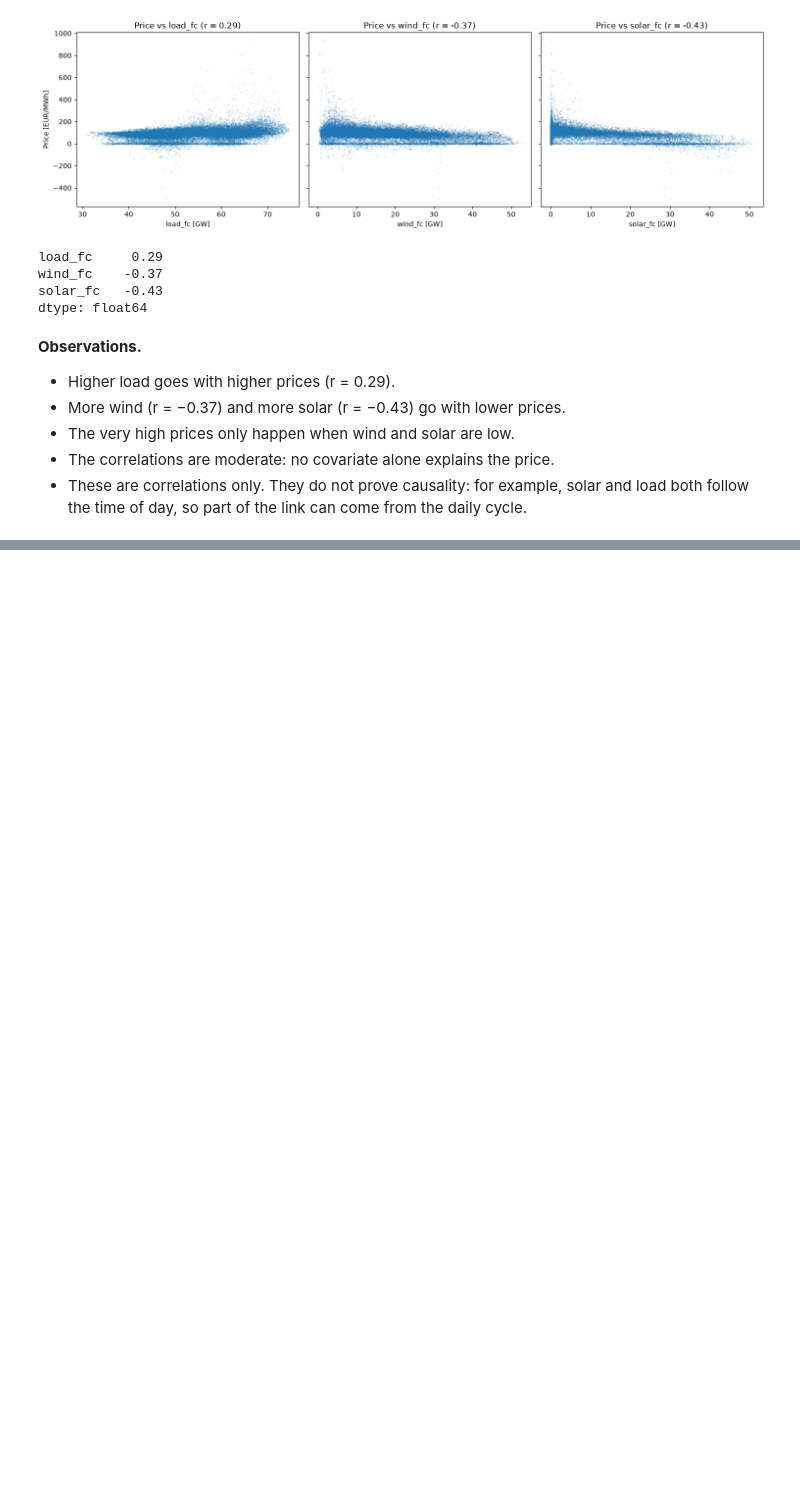
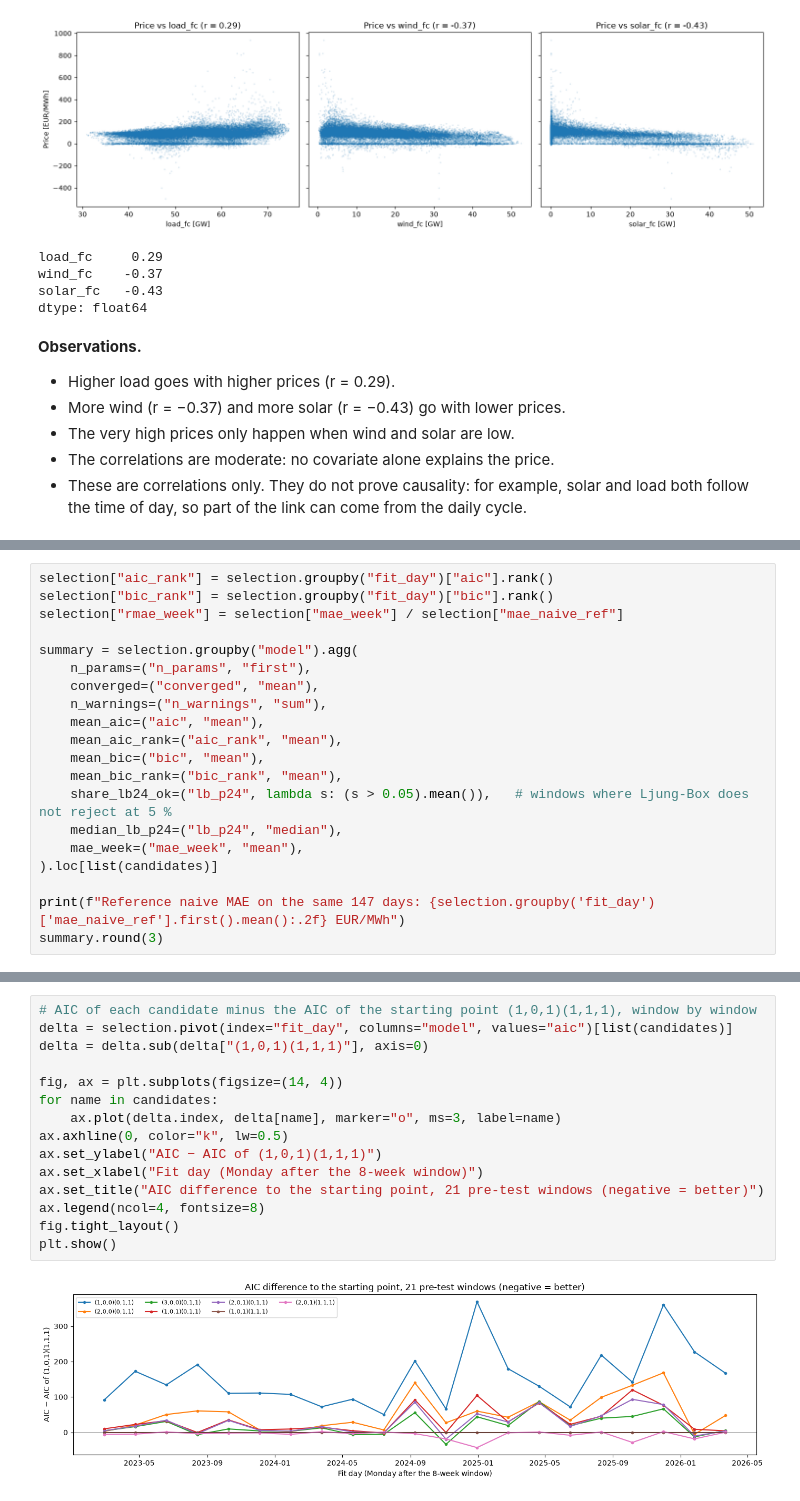
Before and after one commit to aladinsn/electricity-price-forecasting, a Jupyter notebook: notebooks/02_exploration.ipynb, the cells around one changed output, grey strips where cells are left out. Drawn from its saved outputs; the diff is of its cells as text; blank space fills up the shorter version.

```diff
--- a/notebooks/02_exploration.ipynb
+++ b/notebooks/02_exploration.ipynb
@@ -264,0 +435,20 @@ dtype: float64
+# %%
+selection["aic_rank"] = selection.groupby("fit_day")["aic"].rank()
+selection["bic_rank"] = selection.groupby("fit_day")["bic"].rank()
+selection["rmae_week"] = selection["mae_week"] / selection["mae_naive_ref"]
+
+summary = selection.groupby("model").agg(
+    n_params=("n_params", "first"),
+    converged=("converged", "mean"),
+    n_warnings=("n_warnings", "sum"),
+    mean_aic=("aic", "mean"),
+    mean_aic_rank=("aic_rank", "mean"),
+    mean_bic=("bic", "mean"),
+    mean_bic_rank=("bic_rank", "mean"),
+    share_lb24_ok=("lb_p24", lambda s: (s > 0.05).mean()),   # windows where Ljung-Box does not reject at 5 %
+    median_lb_p24=("lb_p24", "median"),
+    mae_week=("mae_week", "mean"),
+).loc[list(candidates)]
+
+print(f"Reference naive MAE on the same 147 days: {selection.groupby('fit_day')['mae_naive_ref'].first().mean():.2f} EUR/MWh")
+summary.round(3)
@@ -264,0 +466,17 @@ dtype: float64
+# %%
+# AIC of each candidate minus the AIC of the starting point (1,0,1)(1,1,1), window by window
+delta = selection.pivot(index="fit_day", columns="model", values="aic")[list(candidates)]
+delta = delta.sub(delta["(1,0,1)(1,1,1)"], axis=0)
+
+fig, ax = plt.subplots(figsize=(14, 4))
+for name in candidates:
+    ax.plot(delta.index, delta[name], marker="o", ms=3, label=name)
+ax.axhline(0, color="k", lw=0.5)
+ax.set_ylabel("AIC − AIC of (1,0,1)(1,1,1)")
+ax.set_xlabel("Fit day (Monday after the 8-week window)")
+ax.set_title("AIC difference to the starting point, 21 pre-test windows (negative = better)")
+ax.legend(ncol=4, fontsize=8)
+fig.tight_layout()
+plt.show()
+# %% [output]
+[figure, added]
```
Also changed, not shown: parts of 16 cells of this notebook, 3 other files.
